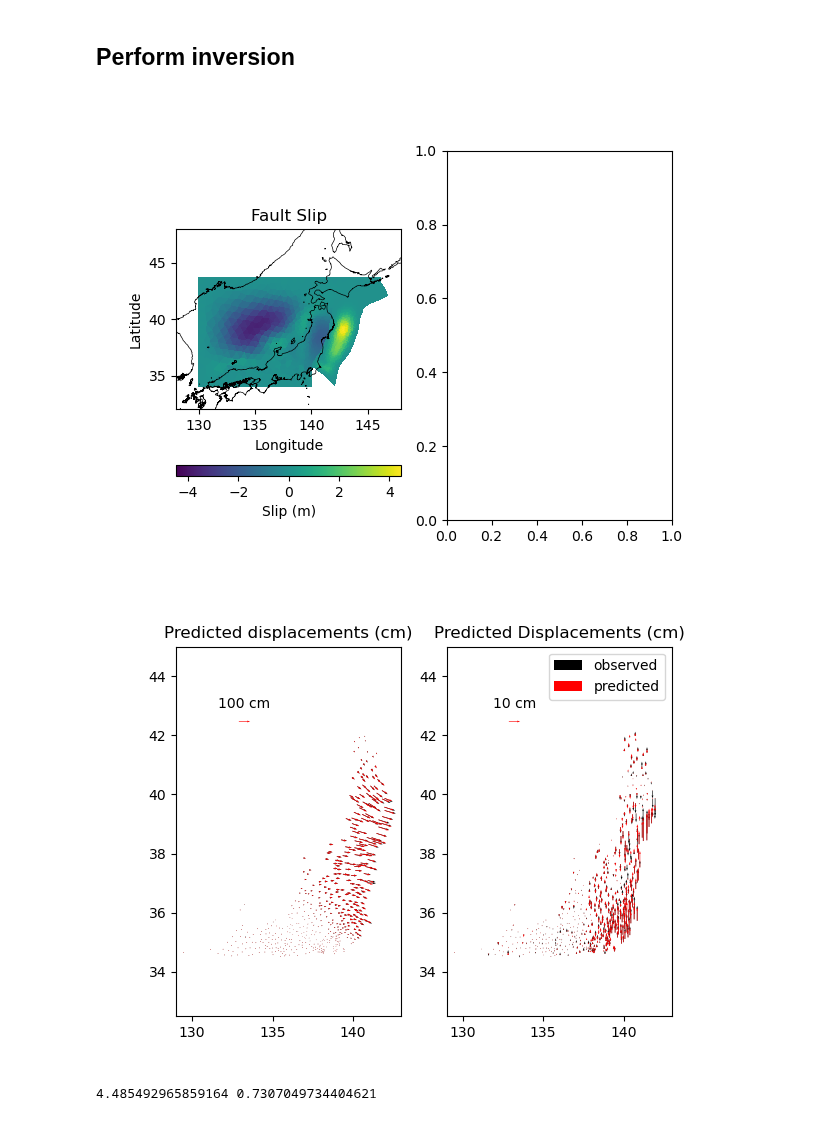
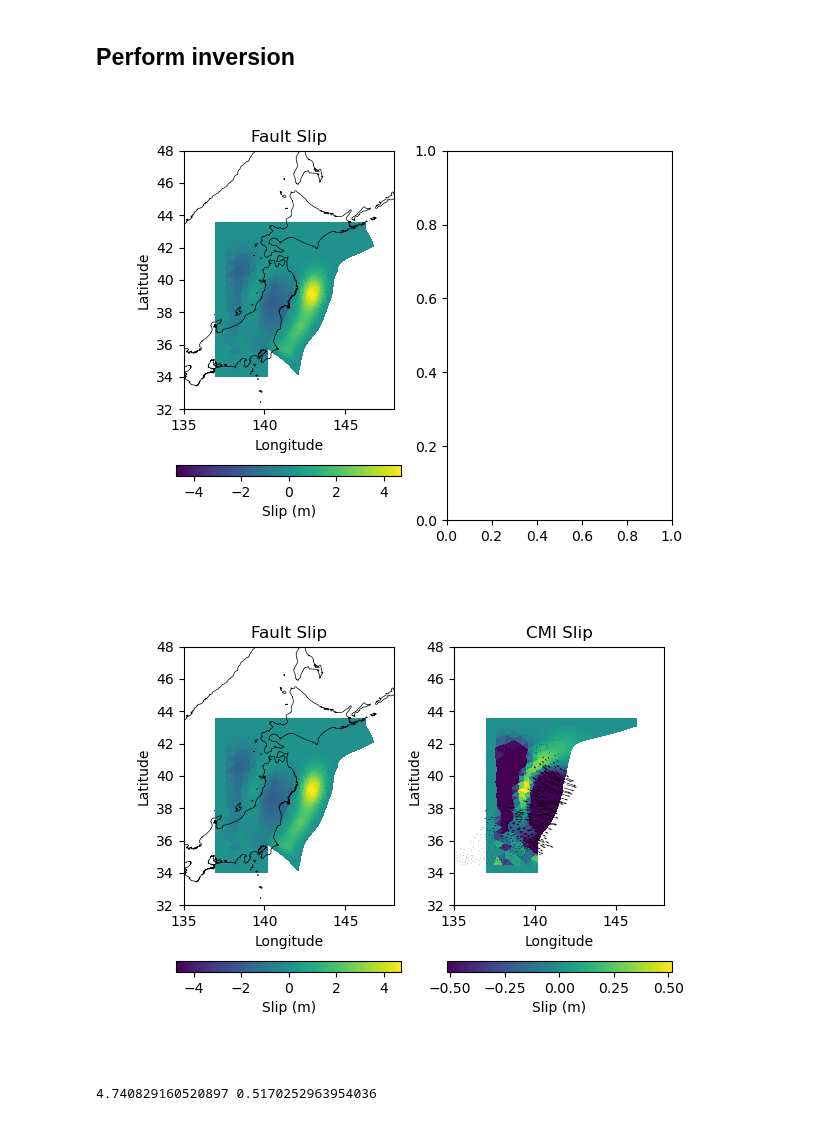
Before and after one commit to e-middleton/Emily_fault_displacement, a Jupyter notebook: CMI.ipynb, the cells around one changed output. Saved outputs shown, nothing was run; the diff lists cells and outputs as text; code cells hidden in the pictures.

Commit message:
more plotting

```diff
--- a/CMI.ipynb
+++ b/CMI.ipynb
@@ -113,8 +113,8 @@ def scalar2(p1, p2, cross_lat):
 # Create depth contour points using triangle elements spanning the CMI depth
 
 # depth of the CMI
-plane_depth = 60
-cmi_depth = 40
+plane_depth = 50
+cmi_depth = 50
 
 # triangle node values and empty list
 # each row is a triangle element [lon1, lat1, dep1, lon2, lat2, dep2, lon3, lat3, dep3]
@@ -226,7 +226,7 @@ indicies = np.argsort( depth_contour[:,1] )
 depth_contour = depth_contour[indicies]
 
 # separately add on the corners of the CMI
-min_lon = 130 # minimum longitude value for corner (originally 137) (wide = 135)
+min_lon = 137 # minimum longitude value for corner (originally 137) (wide = 135)
 min_lat = 34
 max_lat = np.max(depth_contour[:,1]+0.5) # maximum latitude for corner
 
@@ -629,7 +629,7 @@ if 1:
 ### Cold nose model
 # %%
 ## create "cold nose" kink for cmi SET TO FALSE FOR NOW
-if 1:
+if 0:
     import scipy.spatial.distance as scipy
 
     # change the depth values in depth contour to be negative instead of positive convention
@@ -1439,50 +1439,33 @@ rso = ax[0].tripcolor(both["points"][:,0],
                       both["points"][:,1],
                       both["verts"],
                       facecolors=(np.vstack(((slip_vals[0], slip_vals[1])))).flatten(),
                       vmin=-max_mag, vmax=max_mag)
 #ax[0].tripcolor(horiz["points"][:,0], horiz["points"][:,1], horiz["verts"], facecolors=(slip_vals[1]).flatten())
 #ax[0].quiver(gps.lon, gps.lat, pred_disp[0::3], pred_disp[1::3], scale=vec_scale, color='r')
 cbar1 = fig.colorbar(rso, ax=ax[0], orientation='horizontal')
 ax[0].plot(coast.lon+360*(1-lon_corr), coast.lat, color="k", linewidth=0.5)
 cbar1.set_label("Slip (m)")
 ax[0].set(xlim=(xmin-2, xmax), ylim=(ymin, ymax), aspect='equal')
 ax[0].title.set_text("Fault Slip") #graph 1
 ax[0].set_ylabel("Latitude")
 ax[0].set_xlabel("Longitude")
 plt.show()
 
 
 rso = ax[1].tripcolor(horiz["points"][:,0], horiz["points"][:,1], horiz["verts"], facecolors=(slip_vals[1]).flatten(), vmin=-max_mag_h, vmax=max_mag_h)
 cbar1 = fig.colorbar(rso, ax=ax[1], orientation='horizontal')
 cbar1.set_label("Slip (m)")
 #ax[1].quiver(gps.lon, gps.lat, pred_disp[0::3], pred_disp[1::3], scale=vec_scale, color='r', label="predicted")
 ax[1].quiver(gps.lon, gps.lat, gps.east_vel, gps.north_vel, scale=vec_scale, color='k', label='observed')
 ax[1].set(xlim=(xmin-2, xmax), ylim=(ymin, ymax), aspect='equal')
 ax[1].title.set_text("CMI Slip") #graph 1
 ax[1].set_ylabel("Latitude")
 ax[1].set_xlabel("Longitude")
 
-
-fig, ax = plt.subplots(1, 2)
-ax[0].quiver(gps.lon, gps.lat, gps.east_vel, gps.north_vel, scale=vec_scale, color='k', label='observed')
-Q = ax[0].quiver(gps.lon, gps.lat, pred_disp[0::3], pred_disp[1::3], scale=vec_scale, color='r', label='predicted')
-ax[0].quiverkey(Q, X = 0.3, Y=0.8, U=100, label='100 cm',labelpos='N', color='r')
-ax[0].set_title("Predicted displacements (cm)")
-ax[0].set_ylim([32.5, 45])
-ax[0].set_xlim([129, 143])
-
-ax[1].quiver(gps.lon, gps.lat, 0, gps.up_vel, scale=vec_scale/10, color='k', label='observed')
-Q1 = ax[1].quiver(gps.lon, gps.lat, 0, pred_disp[2::3], scale=vec_scale/10, color='r', label='predicted')
-ax[1].quiverkey(Q1, X=0.3, Y=0.8, U=10, label="10 cm", labelpos='N', color='r')
-#ax.quiver(gps.lon, gps.lat, data_vector[0:1497:3], data_vector[1:1497:3], scale=vec_scale, color='b')
-ax[1].set_ylim([32.5, 45])
-ax[1].set_xlim([129, 143])
-plt.title("Predicted Displacements (cm)")
-plt.legend()
 plt.show()
 
 print(max_mag_f, max_mag_h)
 # %% [output]
-[figure, old version]
+[figure, new version]
-[figure, old version]
+[figure, new version]
-4.485492965859164 0.7307049734404621
+4.740829160520897 0.5170252963954036
```
Also changed, not shown: parts of 10 cells of this notebook.
